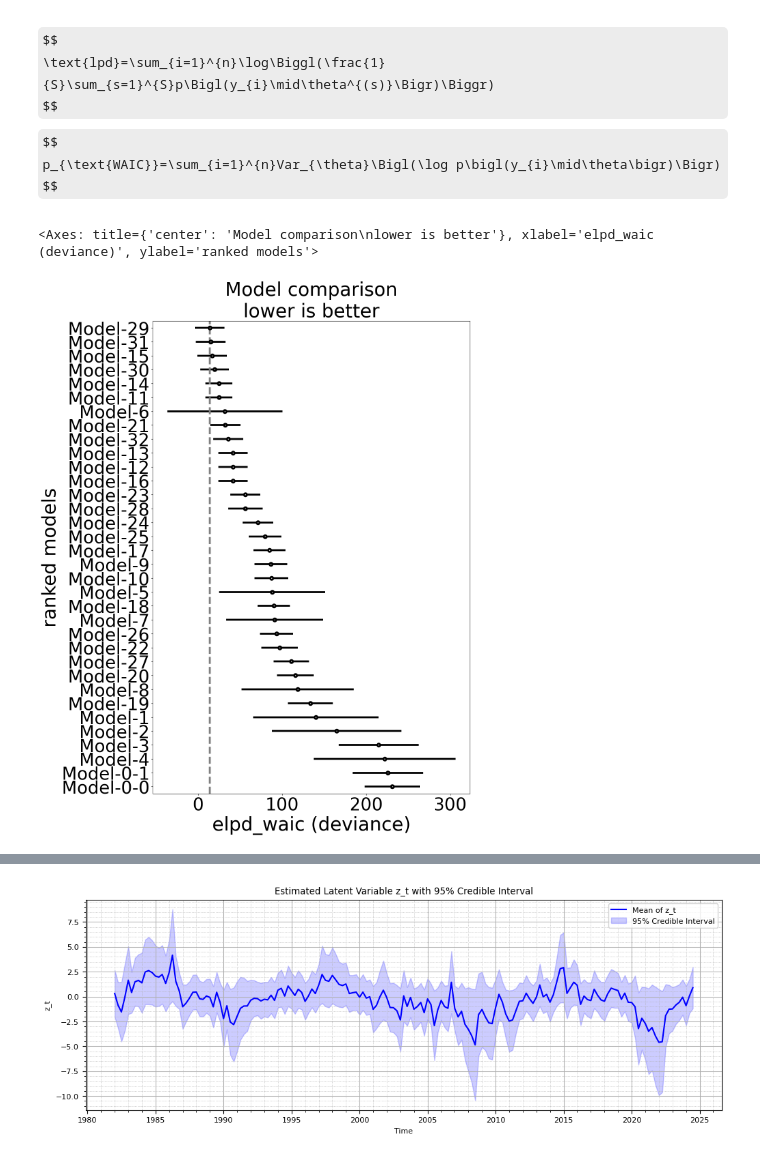
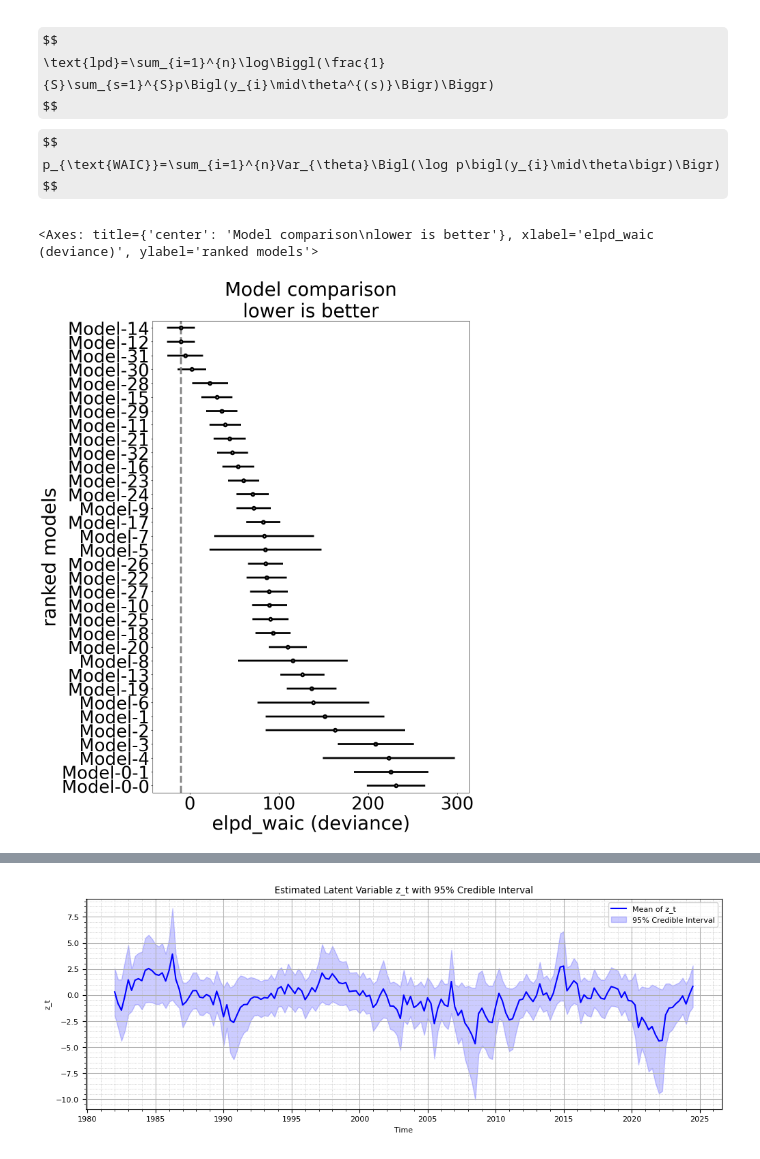
Before and after one commit to Ichikawa-Satoshi/NKPC_HSA_MCMC, a Jupyter notebook: code/main.ipynb, the cells around one changed output, grey strips where cells are left out. Saved outputs shown, nothing was run; the diff lists cells and outputs as text; code cells hidden in the pictures; some formulas as TeX source.

```diff
--- a/code/main.ipynb
+++ b/code/main.ipynb
@@ -184,7 +184,7 @@ $$
 # %%
 warmup= 10000
 samples=15000
-chains = 2
+chains = 4
 rng_key = jax.random.PRNGKey(0)
 # %% [markdown]
 # Normal NKPC
@@ -1670,25 +1676,25 @@ $$
 # %%
 dict_idata = {'Model-0-0':idata_0_0,'Model-0-1':idata_0_1,
               'Model-1':idata_1, 'Model-2':idata_2,
               'Model-3':idata_3, 'Model-4':idata_4,
               'Model-5':idata_5,'Model-6':idata_6,
               'Model-7':idata_7,'Model-8':idata_8,
               'Model-9':idata_9, 'Model-10':idata_10,
-              'Model-11':idata_12, 'Model-12':idata_13,
+              'Model-11':idata_11, 'Model-12':idata_12,
               'Model-13':idata_13,'Model-14':idata_14,
               'Model-15':idata_15,'Model-16':idata_16,
               'Model-17':idata_17, 'Model-18':idata_18,
               'Model-19':idata_19, 'Model-20':idata_20,
               'Model-21':idata_21,'Model-22':idata_22,
               'Model-23':idata_23, 'Model-24':idata_24,
               'Model-25':idata_25, 'Model-26':idata_26,
               'Model-27':idata_27, 'Model-28':idata_28,
               'Model-29':idata_29,'Model-30':idata_30,
               'Model-31':idata_31, 'Model-32':idata_32}
 df_waic = az.compare(dict_idata, ic='waic', scale='deviance')
 
 az.plot_compare(df_waic, figsize=(12, 18))
 # %% [output]
 <Axes: title={'center': 'Model comparison\nlower is better'}, xlabel='elpd_waic (deviance)', ylabel='ranked models'>
-[figure, old version]
+[figure, new version]
 # %%
```
Also changed, not shown: parts of 13 cells of this notebook, 4 other files.
